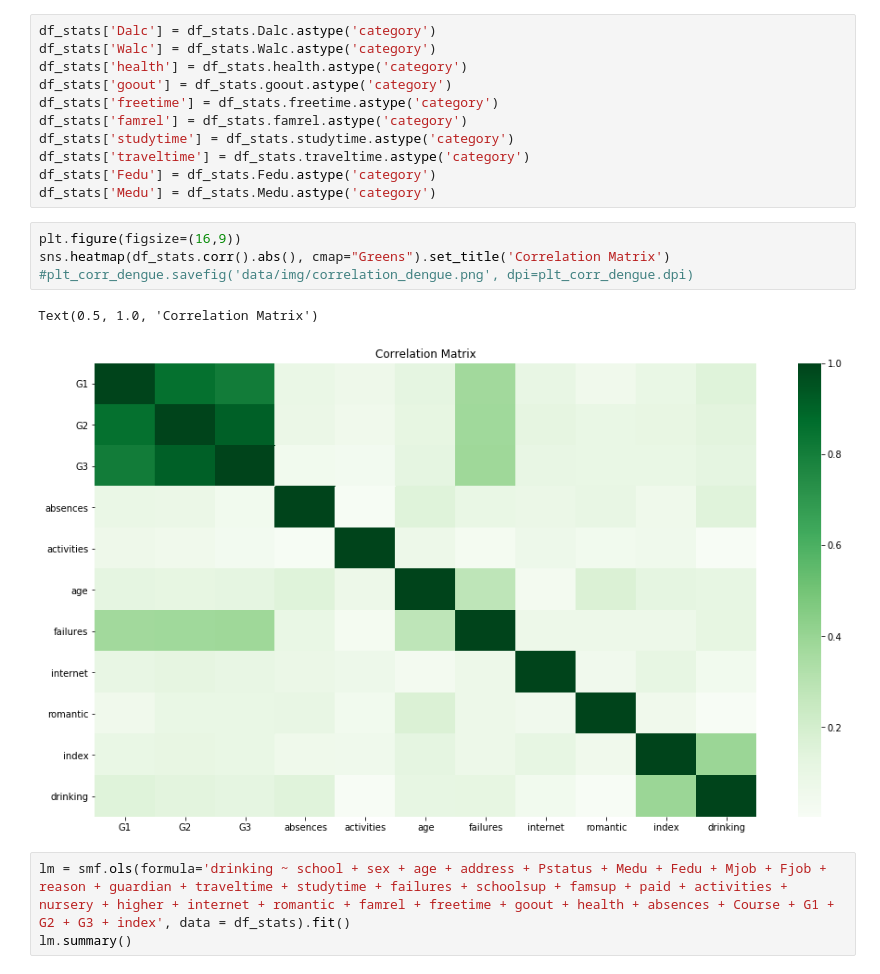
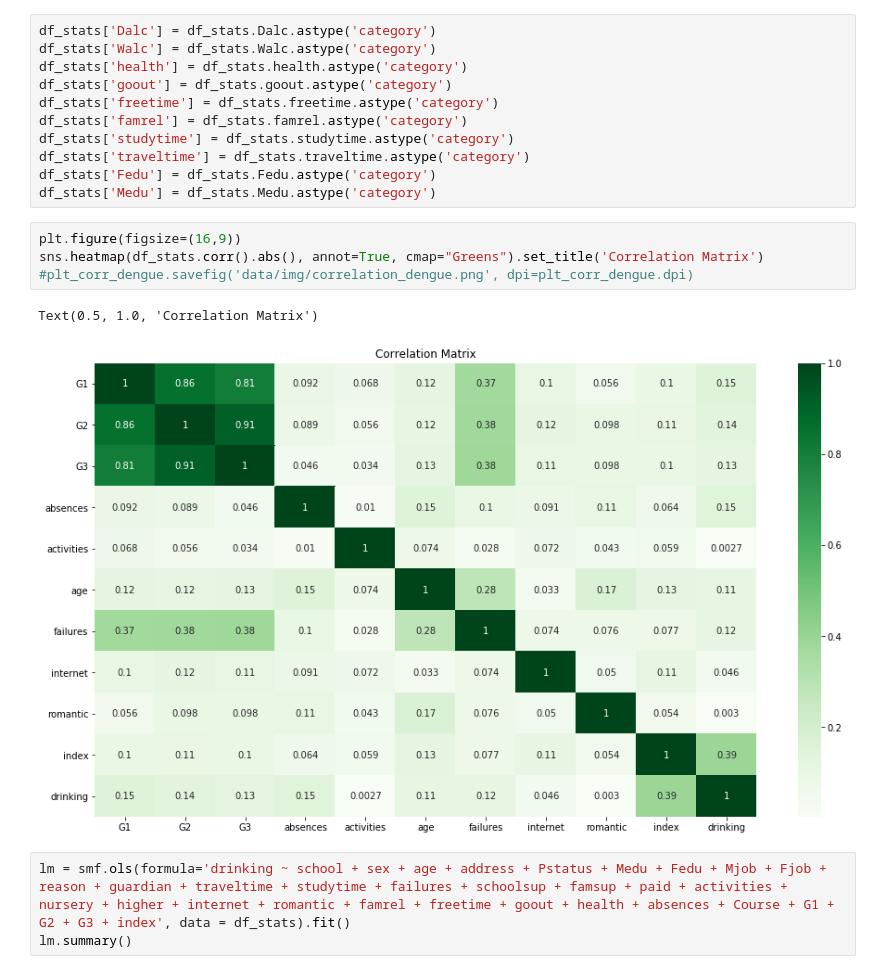
Before and after one commit to chengyi9/370-final, a Jupyter notebook: Rough Work.ipynb, the cells around one changed output. Saved outputs shown, nothing was run; the diff lists cells and outputs as text.

```diff
--- a/Rough Work.ipynb
+++ b/Rough Work.ipynb
@@ -69,11 +69,11 @@ df_stats['Fedu'] = df_stats.Fedu.astype('category')
 df_stats['Medu'] = df_stats.Medu.astype('category')
 # %%
 plt.figure(figsize=(16,9))
-sns.heatmap(df_stats.corr().abs(), cmap="Greens").set_title('Correlation Matrix')
+sns.heatmap(df_stats.corr().abs(), annot=True, cmap="Greens").set_title('Correlation Matrix')
 #plt_corr_dengue.savefig('data/img/correlation_dengue.png', dpi=plt_corr_dengue.dpi)
 # %% [output]
 Text(0.5, 1.0, 'Correlation Matrix')
-[figure, old version]
+[figure, new version]
 # %%
 lm = smf.ols(formula='drinking ~ school + sex + age + address + Pstatus + Medu + Fedu + Mjob + Fjob + reason + guardian + traveltime + studytime + failures + schoolsup + famsup + paid + activities + nursery + higher + internet + romantic + famrel + freetime + goout + health + absences + Course + G1 + G2 + G3 + index', data = df_stats).fit()
 lm.summary()
```
Also changed, not shown: parts of 3 cells of this notebook.
